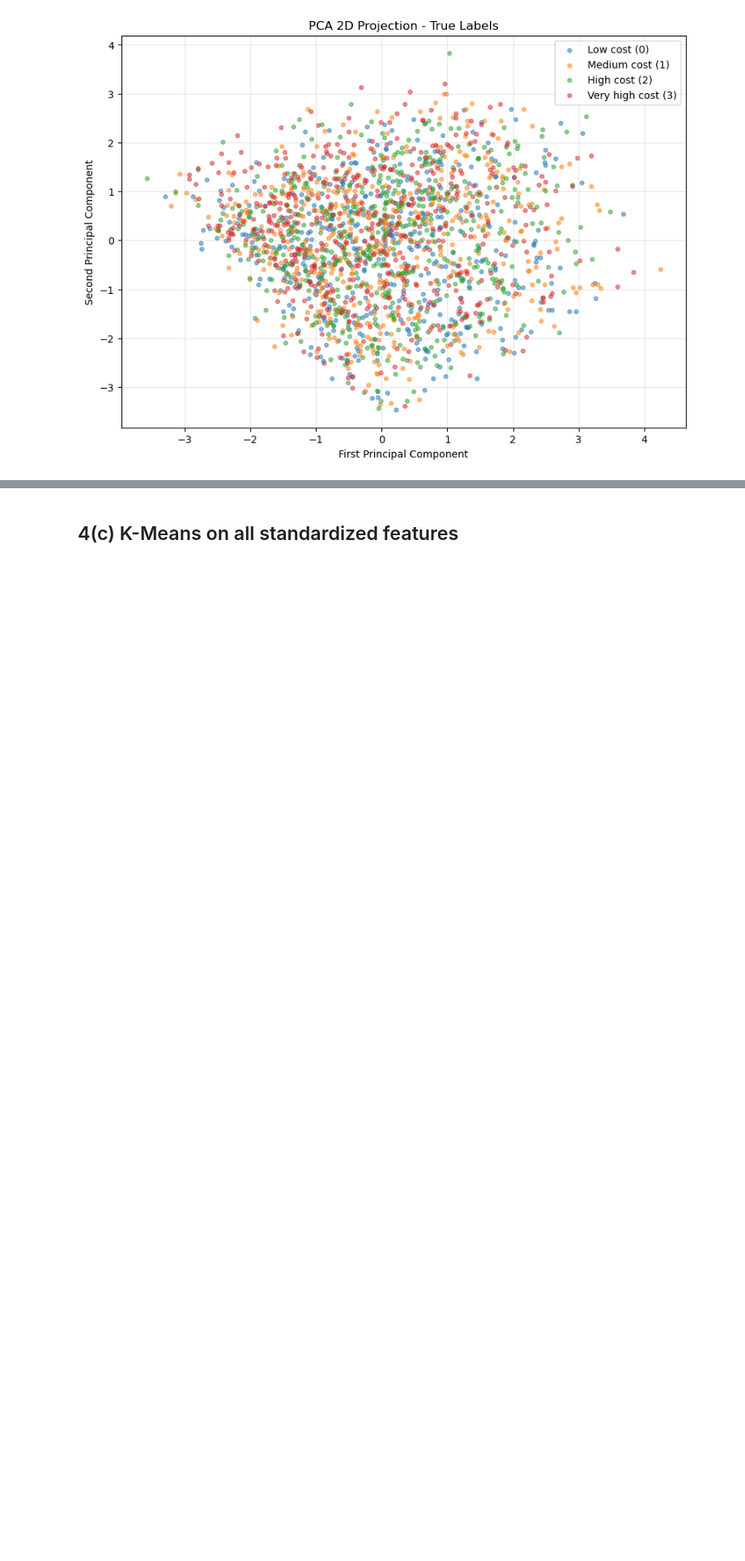
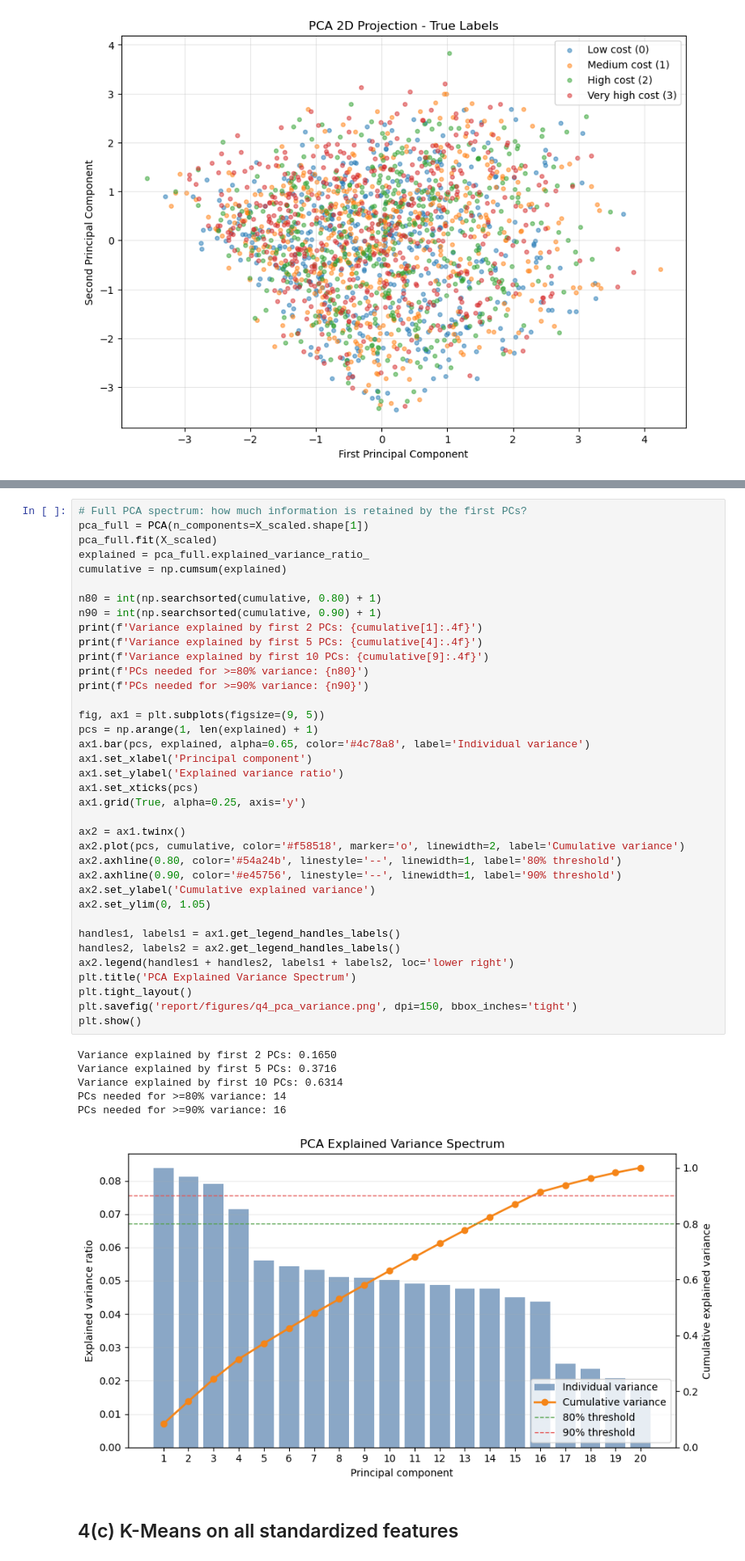
Before and after one commit to RaisoLiu/DM2026-Assignment-2, a Jupyter notebook: Q4_PCA_KMeans.ipynb, the cells around one changed output, grey strips where cells are left out. Shown at 81% size. Saved outputs shown, nothing was run; the diff lists cells and outputs as text; blank space fills up the shorter version.

```diff
--- a/Q4_PCA_KMeans.ipynb
+++ b/Q4_PCA_KMeans.ipynb
@@ -56,3 +58,47 @@ Total variance explained: 0.1650
+# %%
+# Full PCA spectrum: how much information is retained by the first PCs?
+pca_full = PCA(n_components=X_scaled.shape[1])
+pca_full.fit(X_scaled)
+explained = pca_full.explained_variance_ratio_
+cumulative = np.cumsum(explained)
+
+n80 = int(np.searchsorted(cumulative, 0.80) + 1)
+n90 = int(np.searchsorted(cumulative, 0.90) + 1)
+print(f'Variance explained by first 2 PCs: {cumulative[1]:.4f}')
+print(f'Variance explained by first 5 PCs: {cumulative[4]:.4f}')
+print(f'Variance explained by first 10 PCs: {cumulative[9]:.4f}')
+print(f'PCs needed for >=80% variance: {n80}')
+print(f'PCs needed for >=90% variance: {n90}')
+
+fig, ax1 = plt.subplots(figsize=(9, 5))
+pcs = np.arange(1, len(explained) + 1)
+ax1.bar(pcs, explained, alpha=0.65, color='#4c78a8', label='Individual variance')
+ax1.set_xlabel('Principal component')
+ax1.set_ylabel('Explained variance ratio')
+ax1.set_xticks(pcs)
+ax1.grid(True, alpha=0.25, axis='y')
+
+ax2 = ax1.twinx()
+ax2.plot(pcs, cumulative, color='#f58518', marker='o', linewidth=2, label='Cumulative variance')
+ax2.axhline(0.80, color='#54a24b', linestyle='--', linewidth=1, label='80% threshold')
+ax2.axhline(0.90, color='#e45756', linestyle='--', linewidth=1, label='90% threshold')
+ax2.set_ylabel('Cumulative explained variance')
+ax2.set_ylim(0, 1.05)
+
+handles1, labels1 = ax1.get_legend_handles_labels()
+handles2, labels2 = ax2.get_legend_handles_labels()
+ax2.legend(handles1 + handles2, labels1 + labels2, loc='lower right')
+plt.title('PCA Explained Variance Spectrum')
+plt.tight_layout()
+plt.savefig('report/figures/q4_pca_variance.png', dpi=150, bbox_inches='tight')
+plt.show()
+# %% [output]
+Variance explained by first 2 PCs: 0.1650
+Variance explained by first 5 PCs: 0.3716
+Variance explained by first 10 PCs: 0.6314
+PCs needed for >=80% variance: 14
+PCs needed for >=90% variance: 16
+[figure, added]
 # %% [markdown]
 ## 4(c) K-Means on all standardized features
 # %%
```
Also changed, not shown: parts of 1 cell of this notebook, 13 other files.
